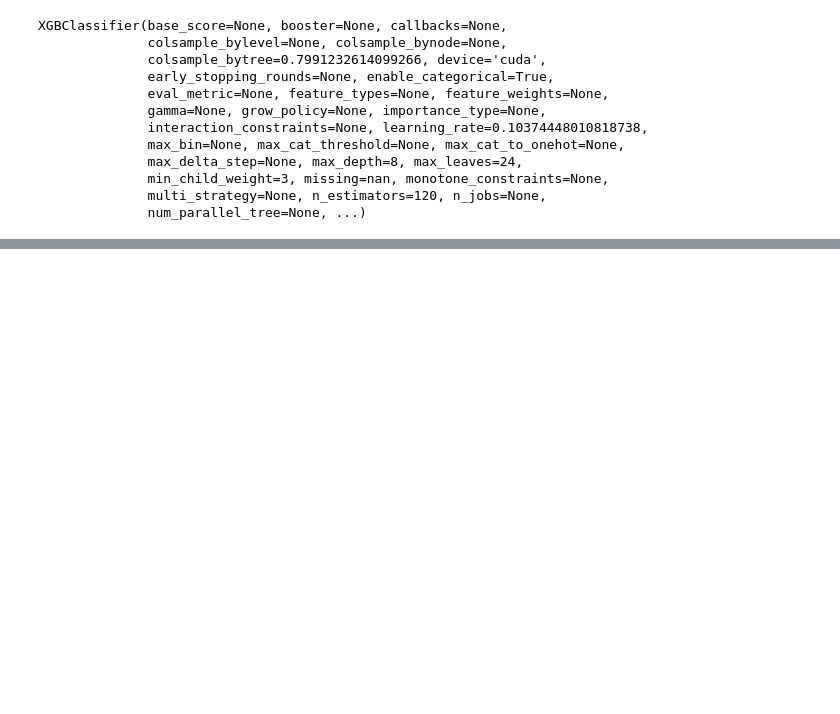
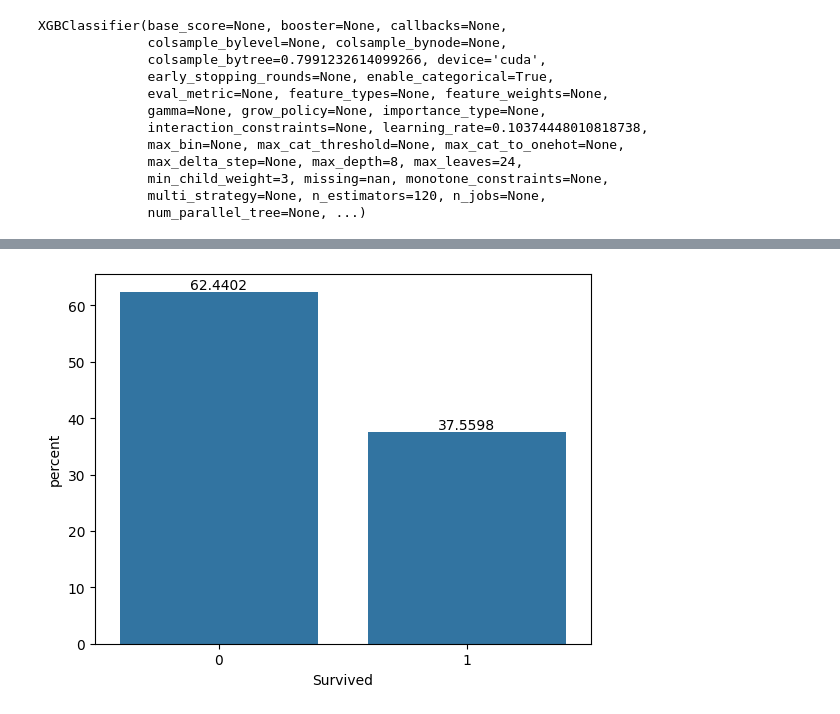
Before and after one commit to treerspeaking/titanic, a Jupyter notebook: feature_engineering_and_prediction.ipynb, the cells around one changed output, grey strips where cells are left out. Cells and saved outputs as stored; diff of their text form; code cells hidden in the pictures; blank space fills up the shorter version.

```diff
--- a/feature_engineering_and_prediction.ipynb
+++ b/feature_engineering_and_prediction.ipynb
@@ -217,3 +273,5 @@ submission.to_csv("./out/submission.csv", index=False)
+# %%
+submission = pd.read_csv("./submission.csv")
 # %%
 def test(submission):
 
@@ -229,3 +302,10 @@ dtype: float64
+# %%
+ax = sns.countplot(gt, x=submission["Survived"], stat="percent")
+
+for containter in ax.containers:
+    ax.bar_label(containter)
+# %% [output]
+[figure, added]
 # %%
 # model_name = type(model).__name__
 # !kaggle competitions submit -c titanic -f ./out/submission.csv -m "{model_name}"
```
Also changed, not shown: parts of 16 cells of this notebook, 2 other files.
